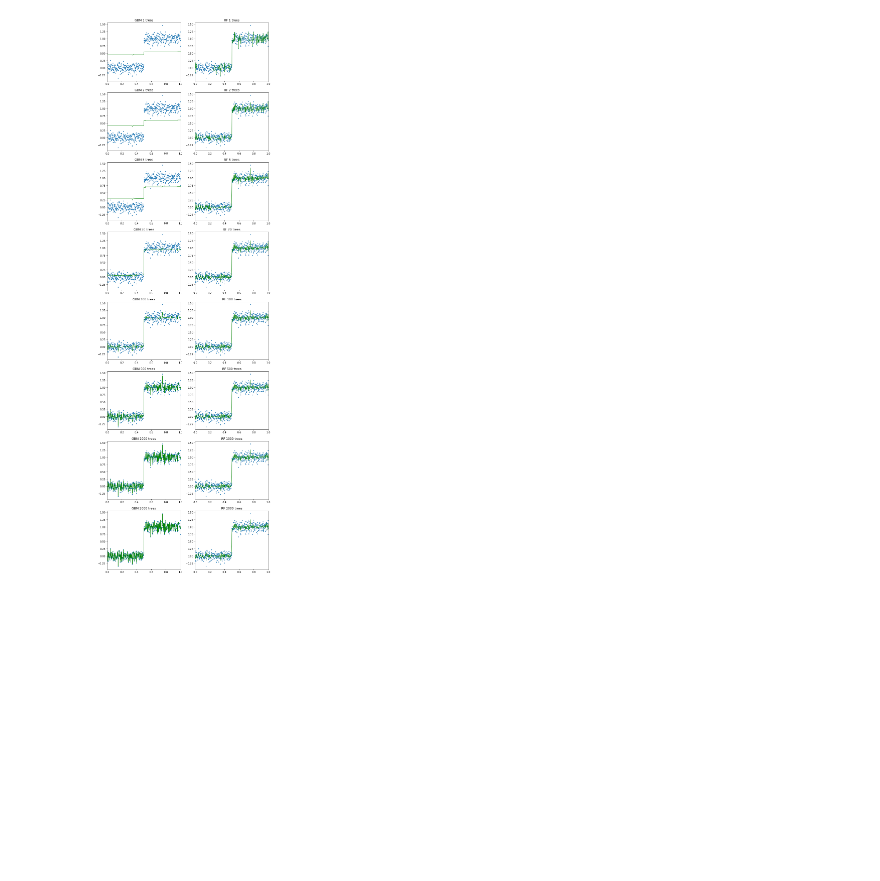
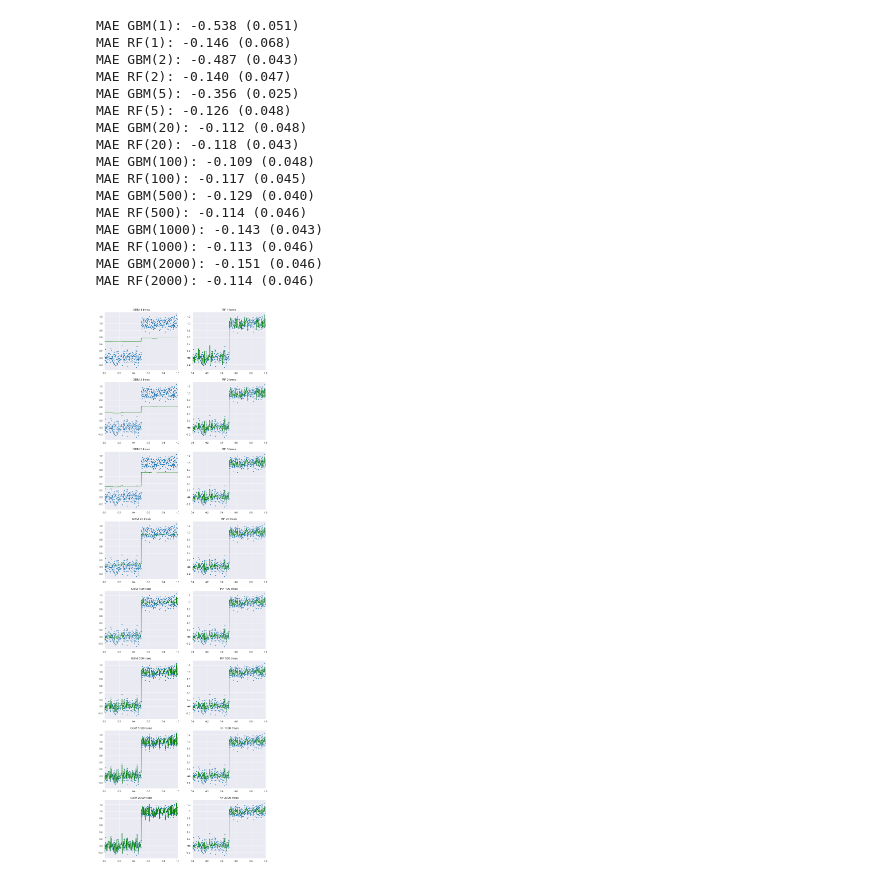
Before and after one commit to SosnovschenkoR/ml-tasks, a Jupyter notebook: gbm_vs_rf.ipynb, the cells around one changed output. Cells and saved outputs as stored; diff of their text form; code cells hidden in the pictures; blank space fills up the shorter version.

Commit message:
modified: Generation train and test values added: MAE for both estimator

```diff
--- a/gbm_vs_rf.ipynb
+++ b/gbm_vs_rf.ipynb
@@ -2,5 +2,7 @@
 import pandas as pd
 import numpy as np
 import matplotlib.pyplot as plt
-from sklearn.model_selection import train_test_split
+import seaborn as sns
+from sklearn.model_selection import train_test_split, cross_val_score
 %matplotlib inline
+sns.set_style("darkgrid")
@@ -7,9 +11,12 @@ from sklearn.model_selection import train_test_split
 # %%
-X_train = np.linspace(0, 1, 500)
-X_test = np.linspace(0, 1, 1000)
-#X = np.linspace(0, 1, 1500)
+#X_train = np.linspace(0, 1, 1200)
+#X_test = np.linspace(0, 1, 300)
+X = np.linspace(0, 1, 1500)
 @np.vectorize
 def target(x):
     return x > 0.5
-y_train = target(X_train) + np.random.randn(*X_train.shape) * 0.1
-#y = target(X) + np.random.randn(*X.shape) * 0.1
+#y_train = target(X_train) + np.random.randn(*X_train.shape) * 0.1
+#y_test = target(X_test) + np.random.randn(*X_test.shape) * 0.1
+y = target(X) + np.random.randn(*X.shape) * 0.1
+
+X_train, X_test, y_train, y_test = train_test_split(X, y, test_size=0.66, random_state=42, shuffle=True)
@@ -17,0 +25,12 @@ y_train = target(X_train) + np.random.randn(*X_train.shape) * 0.1
+# %%
+zipped_lists = zip(X_train, y_train)
+sorted_pairs = sorted(zipped_lists)
+
+tuples = zip(*sorted_pairs)
+X_train, y_train = np.array([list(tuple) for tuple in  tuples])
+
+zipped_lists = zip(X_test, y_test)
+sorted_pairs = sorted(zipped_lists)
+
+tuples = zip(*sorted_pairs)
+X_test, y_test = np.array([list(tuple) for tuple in  tuples])
@@ -25,31 +46,52 @@ Text(0.5,1,'Two group random distribution')
 # %%
 from sklearn.ensemble import RandomForestRegressor, GradientBoostingRegressor
 
 rf = RandomForestRegressor(max_depth=10, warm_start=True, verbose=0)
 gbm = GradientBoostingRegressor(warm_start=True, verbose=0)
 
-#X_train = X_train.reshape(-1, 1)
 plt.figure(figsize=(11.5, 40))
 
 est_list = [1, 2, 5, 20, 100, 500, 1000, 2000]
 
 for idx, est in  enumerate(est_list):
     gbm.n_estimators = est
+    scores = cross_val_score(gbm, X_train.reshape(-1, 1), y_train, scoring='neg_mean_absolute_error',
+                             cv=5, n_jobs=-1, error_score='raise')
+    print('MAE GBM(%d): %.3f (%.3f)' % (est, np.mean(scores), np.std(scores)))
     gbm.fit(X_train.reshape(-1, 1), y_train)
 
     rf.n_estimators = est
+    scores = cross_val_score(rf, X_train.reshape(-1, 1), y_train, scoring='neg_mean_absolute_error',
+                             cv=5, n_jobs=-1, error_score='raise')
+    print('MAE RF(%d): %.3f (%.3f)' % (est, np.mean(scores), np.std(scores)))
     rf.fit(X_train.reshape(-1, 1), y_train)
 
     plt.subplot(8, 2, 2 * idx + 1)
     plt.xlim([0, 1])
     plt.scatter(X_train, y_train, s = 5)
     plt.plot(X_test, gbm.predict(X_test.reshape(-1, 1)), c='green', linewidth=1)
     plt.title('GBM {} trees'.format(est))
 
     plt.subplot(8, 2, 2 * idx + 2)
     plt.xlim([0, 1])
     plt.scatter(X_train, y_train, s = 5)
     plt.plot(X_test, rf.predict(X_test.reshape(-1, 1)), c='green', linewidth=1)
     plt.title('RF {} trees'.format(est))
 # %% [output]
+MAE GBM(1): -0.538 (0.051)
+MAE RF(1): -0.146 (0.068)
+MAE GBM(2): -0.487 (0.043)
+MAE RF(2): -0.140 (0.047)
+MAE GBM(5): -0.356 (0.025)
+MAE RF(5): -0.126 (0.048)
+MAE GBM(20): -0.112 (0.048)
+MAE RF(20): -0.118 (0.043)
+MAE GBM(100): -0.109 (0.048)
+MAE RF(100): -0.117 (0.045)
+MAE GBM(500): -0.129 (0.040)
+MAE RF(500): -0.114 (0.046)
+MAE GBM(1000): -0.143 (0.043)
+MAE RF(1000): -0.113 (0.046)
+MAE GBM(2000): -0.151 (0.046)
+MAE RF(2000): -0.114 (0.046)
-[figure, old version]
+[figure, new version]
```
Also changed, not shown: parts of 5 cells of this notebook, 1 other file.
